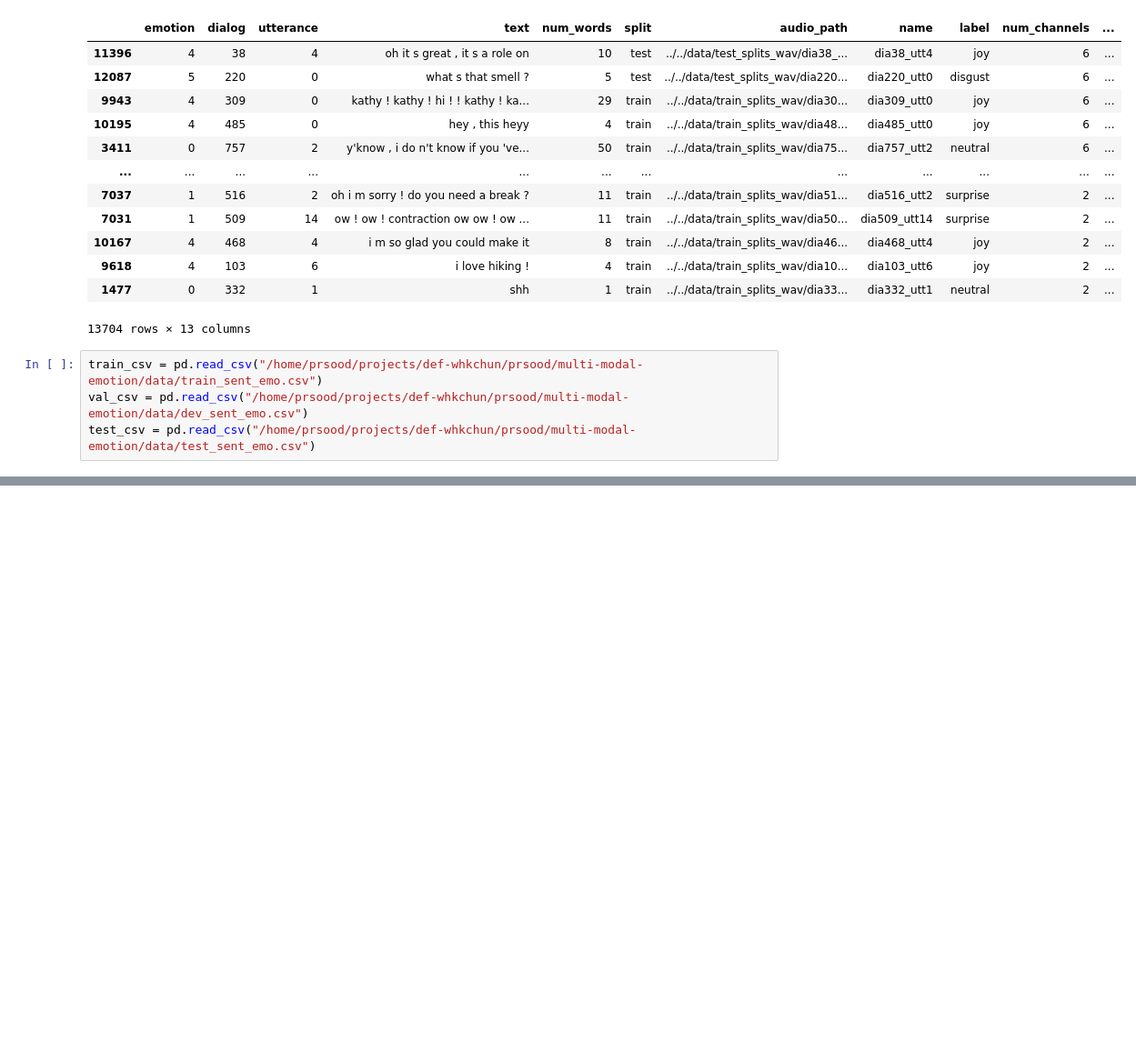
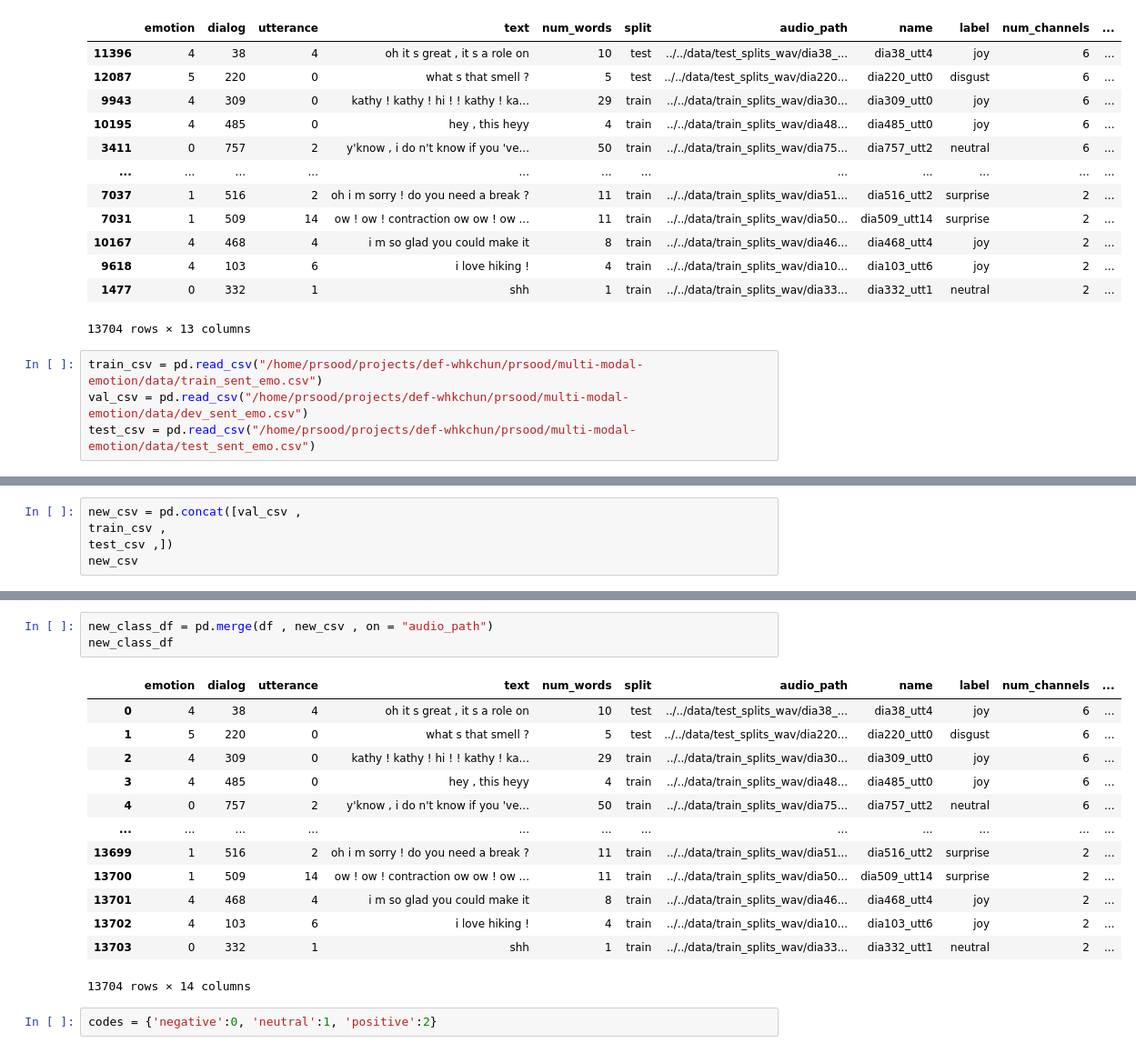
Before and after one commit to g8a9/multi-modal-emotion, a Jupyter notebook: notebooks/sentiment_not_emotion.ipynb, the cells around one changed output, grey strips where cells are left out. Shown at 91% size. Cells and saved outputs as stored; diff of their text form; blank space fills up the shorter version.

```diff
--- a/notebooks/sentiment_not_emotion.ipynb
+++ b/notebooks/sentiment_not_emotion.ipynb
@@ -39,0 +68,5 @@ val_csv
+# %%
+new_csv = pd.concat([val_csv ,
+train_csv ,
+test_csv ,])
+new_csv
@@ -39,0 +100,19 @@ val_csv
+# %%
+new_class_df = pd.merge(df , new_csv , on = "audio_path")
+new_class_df
+# %% [output]
+|  | emotion | dialog | utterance | text | num_words | split | audio_path | name | label | num_channels | ... |
+| 0 | 4 | 38 | 4 | oh it s great , it s a role on | 10 | test | ../../data/test_splits_wav/dia38_... | dia38_utt4 | joy | 6 | ... |
+| 1 | 5 | 220 | 0 | what s that smell ? | 5 | test | ../../data/test_splits_wav/dia220... | dia220_utt0 | disgust | 6 | ... |
+| 2 | 4 | 309 | 0 | kathy ! kathy ! hi ! ! kathy ! ka... | 29 | train | ../../data/train_splits_wav/dia30... | dia309_utt0 | joy | 6 | ... |
+| 3 | 4 | 485 | 0 | hey , this heyy | 4 | train | ../../data/train_splits_wav/dia48... | dia485_utt0 | joy | 6 | ... |
+| 4 | 0 | 757 | 2 | y'know , i do n't know if you 've... | 50 | train | ../../data/train_splits_wav/dia75... | dia757_utt2 | neutral | 6 | ... |
+| ... | ... | ... | ... | ... | ... | ... | ... | ... | ... | ... | ... |
+| 13699 | 1 | 516 | 2 | oh i m sorry ! do you need a break ? | 11 | train | ../../data/train_splits_wav/dia51... | dia516_utt2 | surprise | 2 | ... |
+| 13700 | 1 | 509 | 14 | ow ! ow ! contraction ow ow ! ow ... | 11 | train | ../../data/train_splits_wav/dia50... | dia509_utt14 | surprise | 2 | ... |
+| 13701 | 4 | 468 | 4 | i m so glad you could make it | 8 | train | ../../data/train_splits_wav/dia46... | dia468_utt4 | joy | 2 | ... |
+| 13702 | 4 | 103 | 6 | i love hiking ! | 4 | train | ../../data/train_splits_wav/dia10... | dia103_utt6 | joy | 2 | ... |
+| 13703 | 0 | 332 | 1 | shh | 1 | train | ../../data/train_splits_wav/dia33... | dia332_utt1 | neutral | 2 | ... |
+13704 rows × 14 columns
+# %%
+codes = {'negative':0, 'neutral':1, 'positive':2}
```
Also changed, not shown: parts of 19 cells of this notebook, 49 other files.
